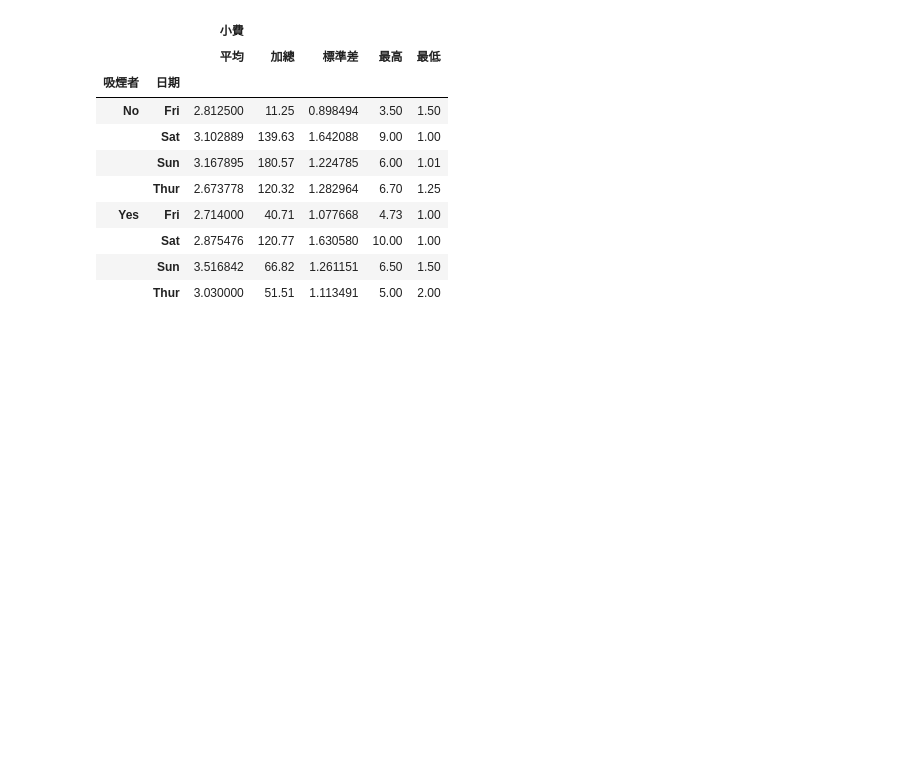
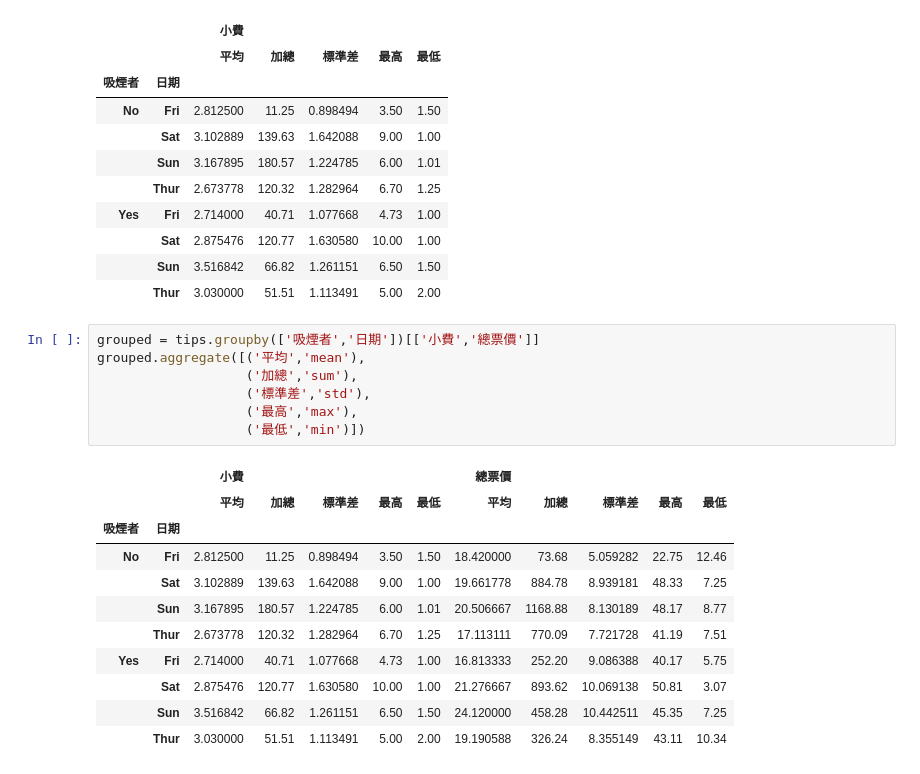
Before and after one commit to roberthsu2003/PythonForDataAnalysis, a Jupyter notebook: 上課內容13/lesson18/lesson18_2.ipynb, the cells around one changed output. Saved outputs shown, nothing was run; the diff lists cells and outputs as text; blank space fills up the shorter version.

```diff
--- a/上課內容13/lesson18/lesson18_2.ipynb
+++ b/上課內容13/lesson18/lesson18_2.ipynb
@@ -134,3 +134,22 @@ grouped.aggregate([('平均','mean'),
 |  | Sat | 2.875476 | 120.77 | 1.630580 | 10.00 | 1.00 |
 |  | Sun | 3.516842 | 66.82 | 1.261151 | 6.50 | 1.50 |
 |  | Thur | 3.030000 | 51.51 | 1.113491 | 5.00 | 2.00 |
+# %%
+grouped = tips.groupby(['吸煙者','日期'])[['小費','總票價']]
+grouped.aggregate([('平均','mean'),
+                   ('加總','sum'),
+                   ('標準差','std'),
+                   ('最高','max'),
+                   ('最低','min')])
+# %% [output]
+|  |  | 小費 |  |  |  |  | 總票價 |  |  |  |  |
+|  |  | 平均 | 加總 | 標準差 | 最高 | 最低 | 平均 | 加總 | 標準差 | 最高 | 最低 |
+| 吸煙者 | 日期 |  |  |  |  |  |  |  |  |  |  |
+| No | Fri | 2.812500 | 11.25 | 0.898494 | 3.50 | 1.50 | 18.420000 | 73.68 | 5.059282 | 22.75 | 12.46 |
+|  | Sat | 3.102889 | 139.63 | 1.642088 | 9.00 | 1.00 | 19.661778 | 884.78 | 8.939181 | 48.33 | 7.25 |
+|  | Sun | 3.167895 | 180.57 | 1.224785 | 6.00 | 1.01 | 20.506667 | 1168.88 | 8.130189 | 48.17 | 8.77 |
+|  | Thur | 2.673778 | 120.32 | 1.282964 | 6.70 | 1.25 | 17.113111 | 770.09 | 7.721728 | 41.19 | 7.51 |
+| Yes | Fri | 2.714000 | 40.71 | 1.077668 | 4.73 | 1.00 | 16.813333 | 252.20 | 9.086388 | 40.17 | 5.75 |
+|  | Sat | 2.875476 | 120.77 | 1.630580 | 10.00 | 1.00 | 21.276667 | 893.62 | 10.069138 | 50.81 | 3.07 |
+|  | Sun | 3.516842 | 66.82 | 1.261151 | 6.50 | 1.50 | 24.120000 | 458.28 | 10.442511 | 45.35 | 7.25 |
+|  | Thur | 3.030000 | 51.51 | 1.113491 | 5.00 | 2.00 | 19.190588 | 326.24 | 8.355149 | 43.11 | 10.34 |
```
